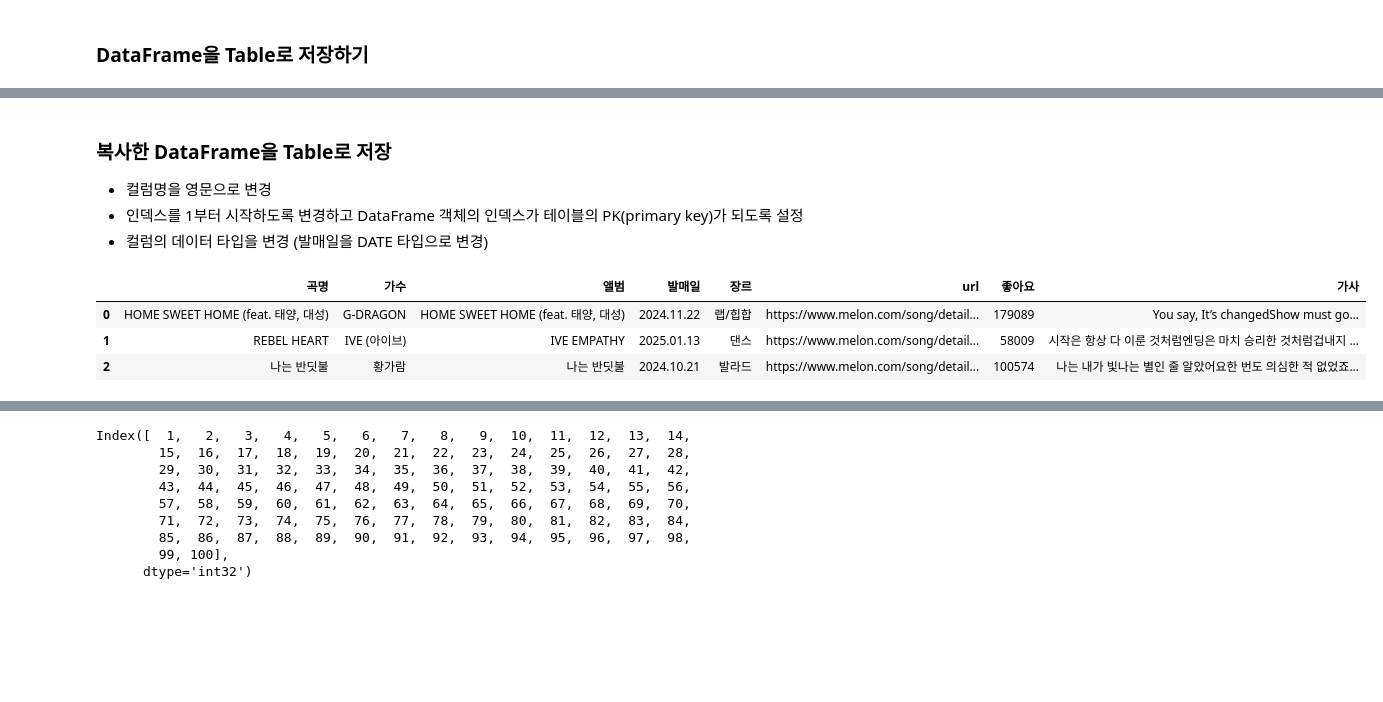
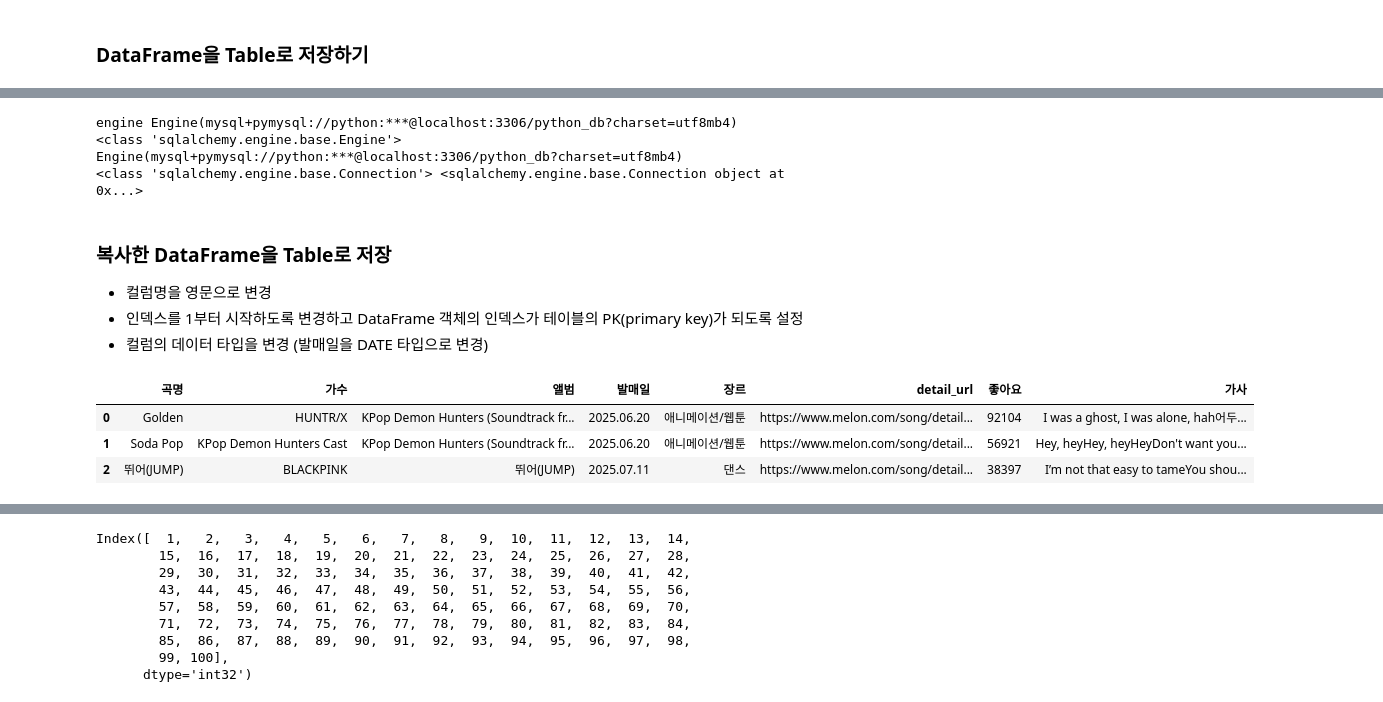
Before and after one commit to PMiNOO/SKSh_Python_Webscraping_Analysis, a Jupyter notebook: 04.Melon100차트_데이터파싱_DB저장.ipynb, the cells around one changed output, grey strips where cells are left out. Saved outputs shown, nothing was run; the diff lists cells and outputs as text; code cells hidden in the pictures; blank space fills up the shorter version.

```diff
--- a/04.Melon100차트_데이터파싱_DB저장.ipynb
+++ b/04.Melon100차트_데이터파싱_DB저장.ipynb
@@ -68,0 +219,7 @@ headers = {
+# %%
+import pandas as pd
+
+song_df = pd.read_json('data/songs100.json')
+
+print(type(song_df))
+song_df.head(3)
@@ -141,3 +412,31 @@ Required-by:
+# %%
+import pymysql
+
+#pymysql과 sqlalchemy 연동
+pymysql.install_as_MySQLdb()
+from sqlalchemy import create_engine
+
+engine = None
+conn = None
+try:
+    # dialect+driver://username:password@host:port/database
+    engine = create_engine('mysql+pymysql://python:python@localhost:3306/python_db?charset=utf8mb4')#, encoding='utf-8')
+    print('engine', engine)
+    print(type(engine), engine)
+    conn = engine.connect()
+    print(type(conn), conn)
+
+    #song_df(DataFrame객체)를 songs 테이블로 저장하기 to_sql() 함수 사용
+    song_df.to_sql(name='songs', con=engine, if_exists='replace', index=False)
+finally:
+    if conn is not None:
+        conn.close()
+    if engine is not None:
+        engine.dispose()
+# %% [output]
+engine Engine(mysql+pymysql://python:***@localhost:3306/python_db?charset=utf8mb4)
+<class 'sqlalchemy.engine.base.Engine'> Engine(mysql+pymysql://python:***@localhost:3306/python_db?charset=utf8mb4)
+<class 'sqlalchemy.engine.base.Connection'> <sqlalchemy.engine.base.Connection object at 0x...>
 # %% [markdown]
 ### 복사한 DataFrame을 Table로 저장
 * 컬럼명을 영문으로 변경
@@ -145,11 +444,11 @@ Required-by:
 * 컬럼의 데이터 타입을 변경 (발매일을 DATE 타입으로 변경)
 # %%
 # 기존의 DataFrame의 복사본을 만들기
-# table_df = song_df.copy()
-# table_df.head(3)
+table_df = song_df.copy()
+table_df.head(3)
 # %% [output]
-|  | 곡명 | 가수 | 앨범 | 발매일 | 장르 | url | 좋아요 | 가사 |
-| 0 | HOME SWEET HOME (feat. 태양, 대성) | G-DRAGON | HOME SWEET HOME (feat. 태양, 대성) | 2024.11.22 | 랩/힙합 | https://www.melon.com/song/detail... | 179089 | You say, It’s changedShow must go... |
-| 1 | REBEL HEART | IVE (아이브) | IVE EMPATHY | 2025.01.13 | 댄스 | https://www.melon.com/song/detail... | 58009 | 시작은 항상 다 이룬 것처럼엔딩은 마치 승리한 것처럼겁내지 ... |
-| 2 | 나는 반딧불 | 황가람 | 나는 반딧불 | 2024.10.21 | 발라드 | https://www.melon.com/song/detail... | 100574 | 나는 내가 빛나는 별인 줄 알았어요한 번도 의심한 적 없었죠... |
+|  | 곡명 | 가수 | 앨범 | 발매일 | 장르 | detail_url | 좋아요 | 가사 |
+| 0 | Golden | HUNTR/X | KPop Demon Hunters (Soundtrack fr... | 2025.06.20 | 애니메이션/웹툰 | https://www.melon.com/song/detail... | 92104 | I was a ghost, I was alone, hah어두... |
+| 1 | Soda Pop | KPop Demon Hunters Cast | KPop Demon Hunters (Soundtrack fr... | 2025.06.20 | 애니메이션/웹툰 | https://www.melon.com/song/detail... | 56921 | Hey, heyHey, heyHeyDon't want you... |
+| 2 | 뛰어(JUMP) | BLACKPINK | 뛰어(JUMP) | 2025.07.11 | 댄스 | https://www.melon.com/song/detail... | 38397 | I’m not that easy to tameYou shou... |
 # %%
```
Also changed, not shown: parts of 38 cells of this notebook, 4 other files.
